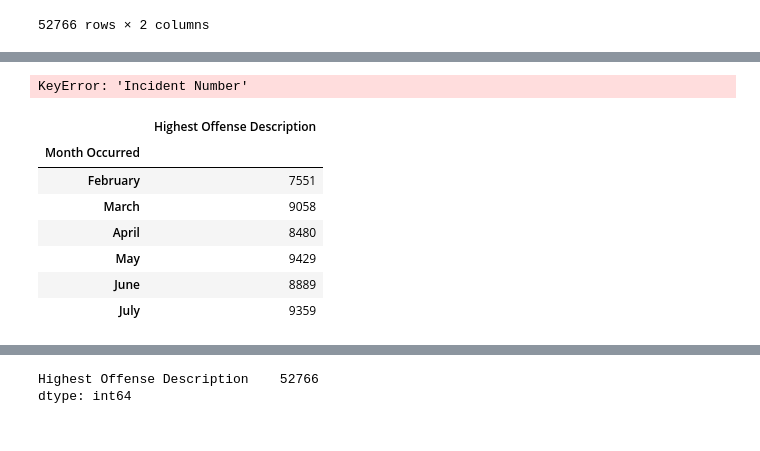
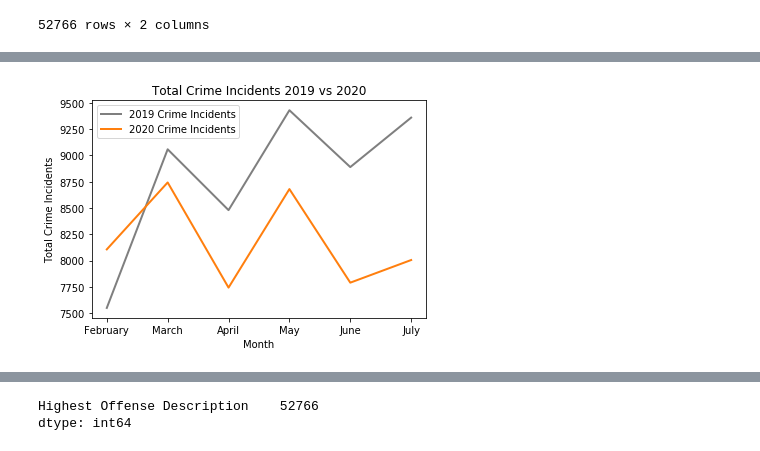
Before and after one commit to ibeth92/Crime_in_the_Time_of_COVID, a Jupyter notebook: ibet.covid.project.ipynb, the cells around one changed output, grey strips where cells are left out. Saved outputs shown, nothing was run; the diff lists cells and outputs as text; code cells hidden in the pictures.

```diff
--- a/ibet.covid.project.ipynb
+++ b/ibet.covid.project.ipynb
@@ -446,3 +446,16 @@ crime_data_selection_months_2019
 | 52764 | TERRORISTIC THREAT-FAM/DAT VIO | May |
 | 52765 | CHILD CUSTODY INTERFERE | July |
 52766 rows × 2 columns
+# %%
+#Grab only a few needed columns from main data set for line graphs
+final_data_selection_2019 = drug2019_clean_df[["Incident Number", "Highest Offense Description", "Highest Offense Code", "Family Violence", "Occurred Date", "Occurred Time", "Report Date Time", "Location Type", "Address"]]
+final_data_selection_2019 = final_data_selection_2019.copy()
+final_data_selection_2019["Month Occurred"] = pd.DatetimeIndex(final_data_selection_2019["Occurred Date"]).month
+final_data_selection_2019["Month Occurred"] = final_data_selection_2019["Month Occurred"].apply(lambda x: calendar.month_name[x])
+final_data_selection_months_2019 = final_data_selection_2019[["Month Occurred", "Incident Number"]]
+
+final_data_selection_2020 = drug2020_clean_df[["Incident Number", "Highest Offense Description", "Highest Offense Code", "Family Violence", "Occurred Date", "Occurred Time", "Report Date Time", "Location Type", "Address"]]
+final_data_selection_2020 = final_data_selection_2020.copy()
+final_data_selection_2020["Month Occurred"] = pd.DatetimeIndex(final_data_selection_2020["Occurred Date"]).month
+final_data_selection_2020["Month Occurred"] = final_data_selection_2020["Month Occurred"].apply(lambda x: calendar.month_name[x])
+final_data_selection_months_2020 = final_data_selection_2020[["Month Occurred", "Incident Number"]]
@@ -449,34 +510,21 @@ crime_data_selection_months_2019
 # %%
 # Total Number of Incidents
 # Get months column and groupby for line graph
-totalincidents2019bymonth = crime_data_selection_months_2019["Incident Number"]
-summary_totalincidents2019bymonth = totalincidents2019bymonth.groupby("Month Occurred").count()
+totalincidents2019bymonth = final_data_selection_months_2019.groupby(['Month Occurred']).count()
 
-totalincidents2020bymonth = crime_data_selection_months_2020[Incident Number"]
-summary_totalincidents2020bymonth = totalincidents2020bymonth.groupby("Month Occurred").count()
+totalincidents2020bymonth = final_data_selection_months_2020.groupby(['Month Occurred']).count()
 
 month_order = ['February', 'March', 'April', 'May', 'June', 'July']
-summary_totalincidents2019bymonth  = summary_totalincidents2019bymonth .reindex(month_order, axis=0)
-summary_totalincidents2020bymonth = summary_totalincidents2020bymonth.reindex(month_order, axis=0)
+totalincidents2019bymonth  = totalincidents2019bymonth.reindex(month_order, axis=0)
+totalincidents2020bymonth = totalincidents2020bymonth.reindex(month_order, axis=0)
 
-plt.plot(summary_totalincidents2019bymonth ,label='2019 Crime Incidents', linewidth=2,color='tab:gray')
-plt.plot(summary_totalincidents2020bymonth,label='2020 Crime Incidents', linewidth=2,color='tab:orange')
+plt.plot(totalincidents2019bymonth ,label='2019 Crime Incidents', linewidth=2,color='tab:gray')
+plt.plot(totalincidents2020bymonth,label='2020 Crime Incidents', linewidth=2,color='tab:orange')
 plt.legend()
 plt.xlabel("Month")
 plt.ylabel("Total Crime Incidents")
 plt.title("Total Crime Incidents 2019 vs 2020")
 plt.savefig('overallcrime.line.png')
 plt.show()
 # %% [output]
-KeyError: 'Incident Number'
+[figure, added]
-# %%
-totalincidents_by_month_2019
-# %% [output]
-|  | Highest Offense Description |
-| Month Occurred |  |
-| February | 7551 |
-| March | 9058 |
-| April | 8480 |
-| May | 9429 |
-| June | 8889 |
-| July | 9359 |
```
Also changed, not shown: parts of 8 cells of this notebook.
